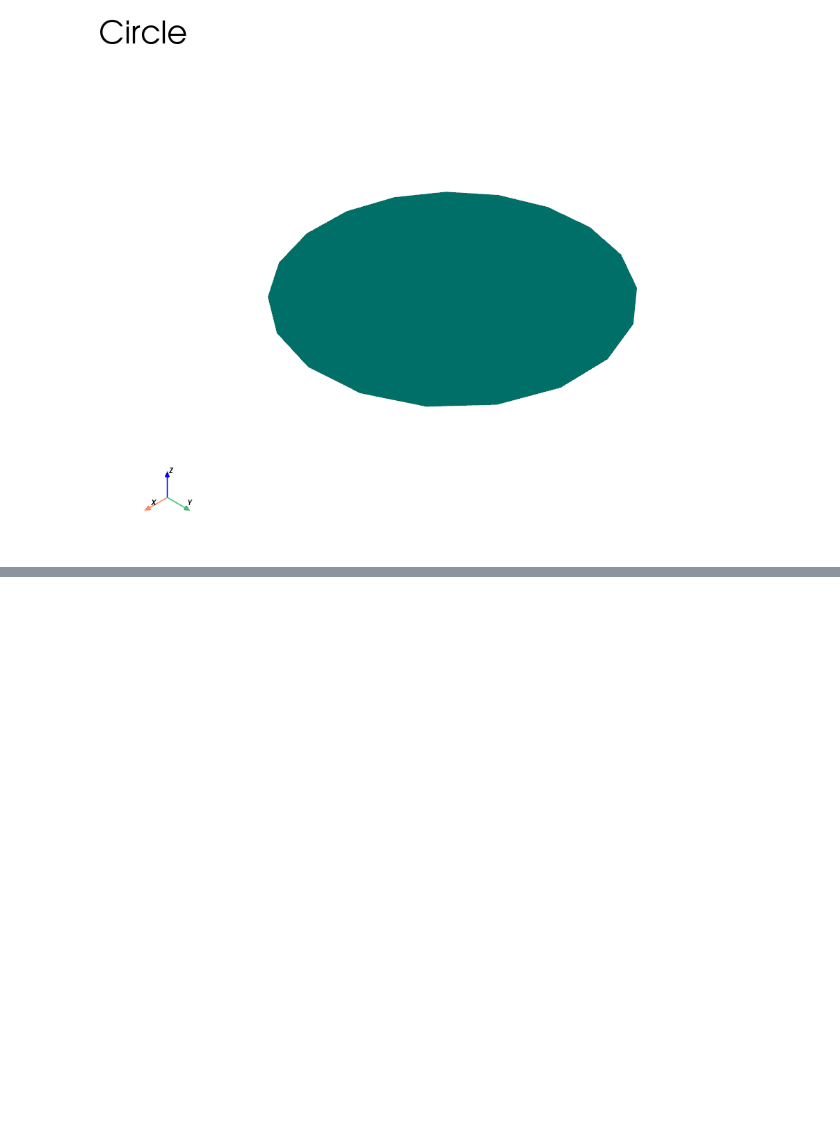
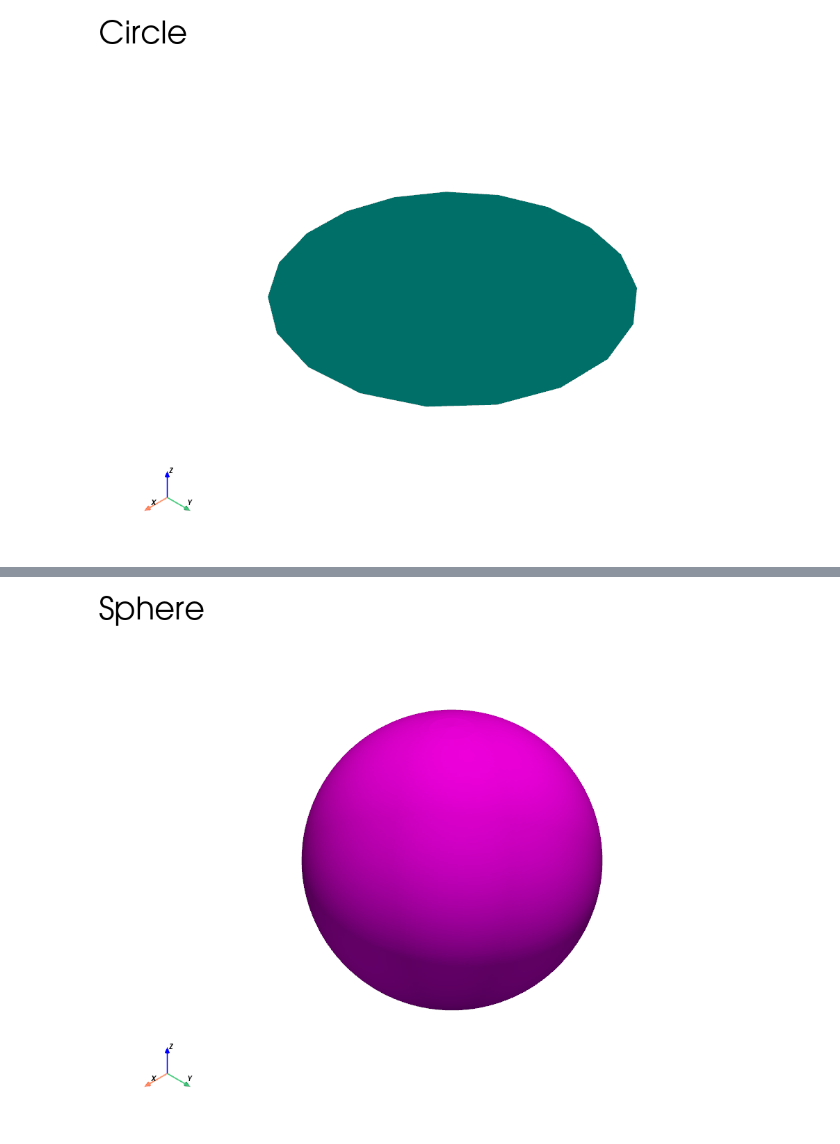
Before and after one commit to sumanan047/pistl, a Jupyter notebook: Examples.ipynb, the cells around one changed output, grey strips where cells are left out. Drawn from its saved outputs; the diff is of its cells as text; code cells hidden in the pictures; blank space fills up the shorter version.

```diff
--- a/Examples.ipynb
+++ b/Examples.ipynb
@@ -70,0 +73,11 @@ NameError: name 'pv' is not defined
+# %%
+# sphere
+sphere = shapes.Sphere()
+sphere.radius = 10
+sphere.resolution_latitude = 200
+sphere.resoultion_longitude = 200
+sphere.create()
+sphere.export('Results/sphere.stl', 'sphere')
+sphere.visualize().plot(color='magenta', jupyter_backend='static', text=f'{sphere.name}')
+# %% [output]
+[figure, added]
```
Also changed, not shown: parts of 4 cells of this notebook.
